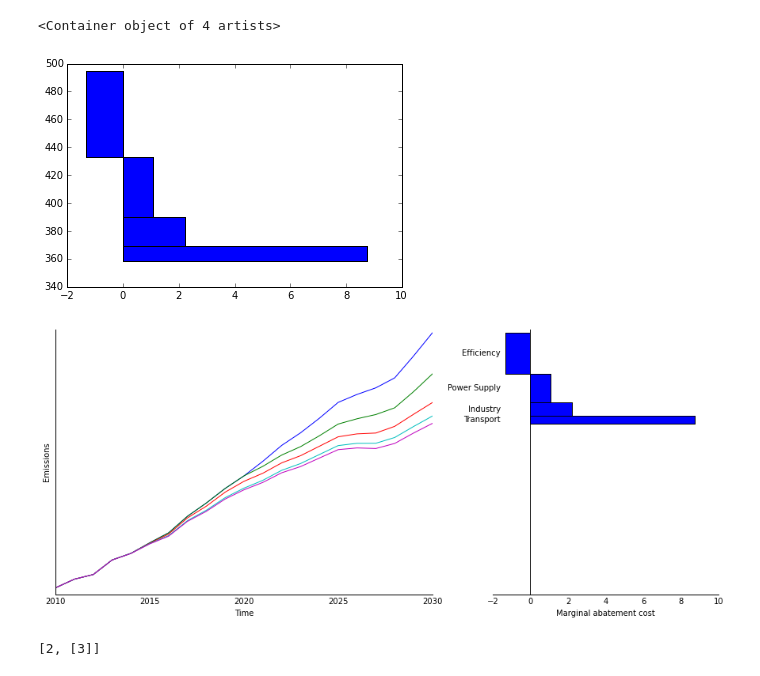
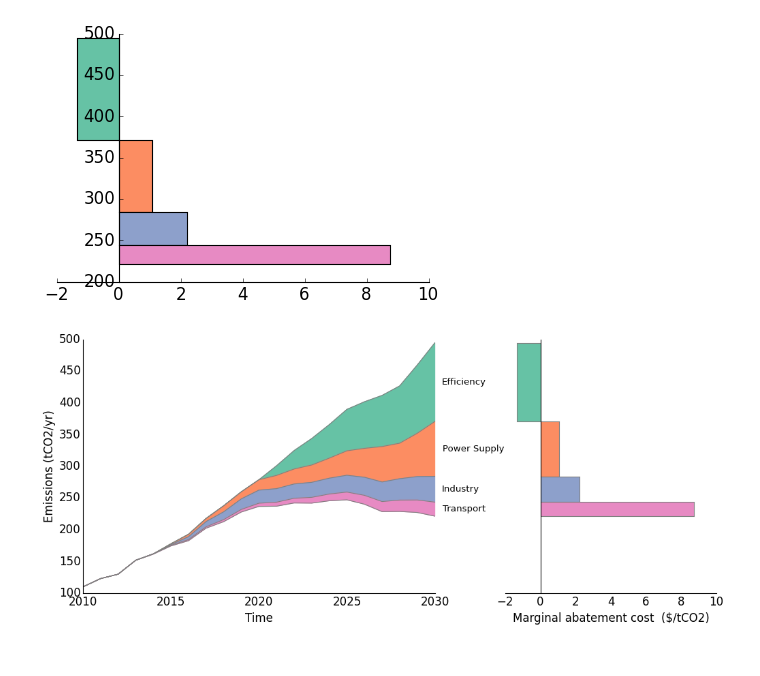
Before and after one commit to adrivsh/pyMACC, a Jupyter notebook: plot_wedge.ipynb, the cells around one changed output. Cells and saved outputs as stored; diff of their text form; code cells hidden in the pictures.

```diff
--- a/plot_wedge.ipynb
+++ b/plot_wedge.ipynb
@@ -5,4 +6,12 @@ import matplotlib.pyplot as plt
 %matplotlib inline
+# %%
+font = {'family' : 'serif',
+    'weight' : 'normal',
+    'size'   : 15}
+
+
+plt.rcParams["font.size"]=15
+plt.rcParams["savefig.dpi"]=80
 # %%
 #Reads costs and sort by cost
 mac=pd.read_csv("cost.csv",index_col=0,squeeze=True)
@@ -10,12 +19,11 @@ mac.sort()
 sort_index =mac.index
 
 #Abatement sorted by cost
-abatement =pd.read_csv("abatement.csv").set_index("year")
+abatement =2*pd.read_csv("abatement.csv").set_index("year")
 abatement= abatement[sort_index]
 
 #Baseline
 baseline=pd.read_csv("baseline.csv").set_index("year")
 
-#Wedge curve
-wedge = pd.concat([baseline, -abatement],axis=1).cumsum(axis=1)
-wedge.plot()
+#colors
+colors =pd.read_csv("colors.csv",index_col=0,squeeze=True)
@@ -32,9 +83,19 @@ plt.bar(potential.cumsum()-potential,mac,width=potential)
 # %%
 #Flipped MAC curve
-plt.barh(baseline.iloc[-1,0]-(potential.cumsum()-potential),mac,height=-potential)
+ax=plt.subplot(1,1,1)
+ax.barh(baseline.iloc[-1,0]-(potential.cumsum()-potential),mac,height=-potential,color=colors)
+
+
+ax.spines['left'].set_position("zero")
+ax.spines['right'].set_color('none')
+
+ax.spines['top'].set_color('none')
+ax.spines['right'].set_color('none')
+
+ax.xaxis.set_ticks_position('bottom')
+ax.yaxis.set_ticks_position('left')
 # %% [output]
-<Container object of 4 artists>
-[figure, old version]
+[figure, new version]
 # %%
 from matplotlib.patches import ConnectionPatch
 from matplotlib import gridspec
@@ -48,31 +109,41 @@ ax1 = plt.subplot(gs[0])
 ax2 = plt.subplot(gs[1],sharey=ax1)
 
 #plots wedges against time
-ax1.plot(wedge.index.values,wedge)
-ax1.set_ylabel("Emissions")
+ax1.plot(wedge.index.values,wedge,color="grey")#,linewidth=.5
+for i in range(len(mac)):
+    x=wedge.index
+    y=wedge.iloc[:,i]
+    y2= wedge.iloc[:,i+1]
+    ax1.fill_between(x,y,y2,color=colors.iloc[i])
+ax1.set_ylabel("Emissions (tCO2/yr)")
 ax1.set_xlabel("Time")
 
 #plots flipped mac curve
-ax2.barh(baseline.iloc[-1,0]-(potential.cumsum()-potential),mac,height=-potential)
-ax2.set_xlabel("Marginal abatement cost")
+ax2.barh(baseline.iloc[-1,0]-(potential.cumsum()-potential),mac,height=-potential,color=colors,edgecolor='grey')
+ax2.set_xlabel("Marginal abatement cost  ($/tCO2)")
 
 #name of sectors
-ax2.set_yticks(baseline.iloc[-1,0]-(potential.cumsum()-potential/2))
-ax2.set_yticklabels(mac.index,ha = 'center')
-plt.subplots_adjust(wspace=.2)
-ax2.get_yaxis().set_tick_params(pad=38)
+#ax1.set_yticks(baseline.iloc[-1,0]-(potential.cumsum()))
+#ax1.set_yticklabels(mac.index)
+#ax1.yaxis.tick_right()
+plt.subplots_adjust(wspace=.25)
+#ax2.get_yaxis().set_tick_params(pad=38)
 #Automatic pad, does not work in ontebook i think
 #pad = max(T.label.get_window_extent().width for T in ax2.get_yaxis().majorTicks)
 #ax2.set_tick_params(pad=pad)
 
-#remove names of sectors from wedge panel
-plt.setp(ax1.get_yticklabels(), visible=False);
 
 #ax2.set_ylabel("Abatement potential")
 #ax2.yaxis.set_label_position("right")
 #plt.setp(ax2.yaxis.label,rotation=-90)
 
 #ax2.annotate('Test', xy=(1, 0), xycoords='axes fraction', fontsize=16,horizontalalignment='right', verticalalignment='bottom')
+
+for name in mac.index.values.tolist():
+    ax1.annotate(name,
+                 xy=(2030,baseline.iloc[-1,0]-(potential.cumsum()[name]-potential[name]/2)),xycoords='data',
+                 xytext=(10, 0), textcoords='offset points',ha="left",size=12,va="center"
+            )
 
 
 ax2.spines['left'].set_position('zero')
@@ -86,11 +157,10 @@ ax1.spines['right'].set_color('none')
 #removes ticks
 for tic in ax2.yaxis.get_major_ticks()+ax1.yaxis.get_major_ticks()+ax2.xaxis.get_major_ticks()+ax1.xaxis.get_major_ticks():
     tic.tick1On = tic.tick2On = False
+
+#remove names of sectors from wedge panel
+plt.setp(ax2.get_yticklabels(), visible=False);
+
+plt.savefig("wedge_macc.png")
 # %% [output]
-[figure, old version]
+[figure, new version]
-# %%
-a=[2];b=[3]
-a.append(b)
-print(a)
-# %% [output]
-[2, [3]]
```
Also changed, not shown: parts of 8 cells of this notebook.
